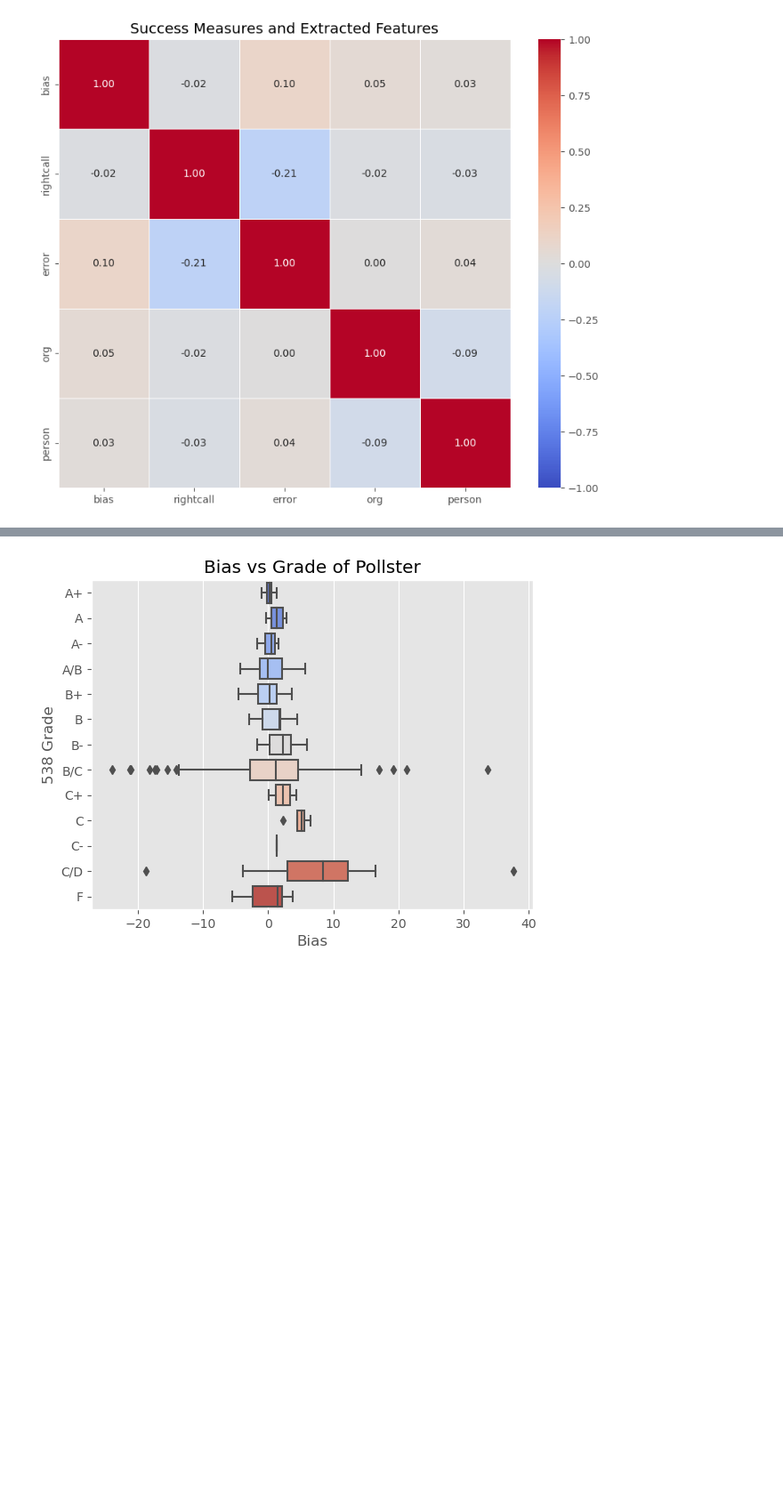
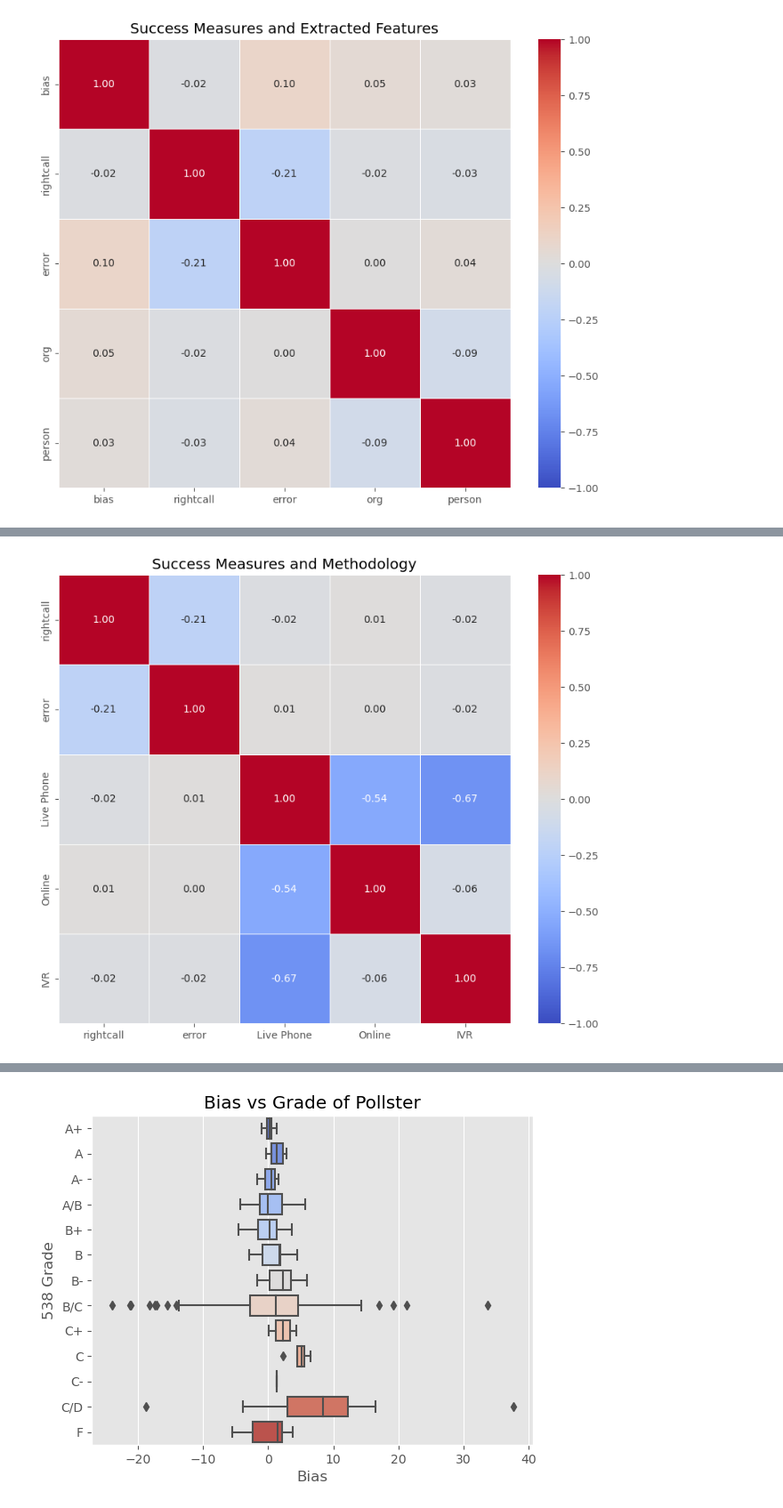
Before and after one commit to vijay-ravuri/poll-accuracy-modeling, a Jupyter notebook: code/01-Cleaning_and_EDA.ipynb, the cells around one changed output, grey strips where cells are left out. Shown at 89% size. Saved outputs shown, nothing was run; the diff lists cells and outputs as text; code cells hidden in the pictures; blank space fills up the shorter version.

```diff
--- a/code/01-Cleaning_and_EDA.ipynb
+++ b/code/01-Cleaning_and_EDA.ipynb
@@ -183,0 +219,10 @@ plt.title('Success Measures and Extracted Features');
+# %%
+heatmap_data = df[['rightcall', 'error', 'Live Phone', 'Online', 'IVR']]
+correlation_matrix = heatmap_data.corr()
+plt.figure(figsize=(10, 8))
+sns.heatmap(correlation_matrix, annot=True,
+            cmap='coolwarm', fmt='.2f',
+            linewidths=.5, vmax = 1, vmin = -1)
+plt.title('Success Measures and Methodology');
+# %% [output]
+[figure, added]
```
Also changed, not shown: parts of 49 cells of this notebook.
